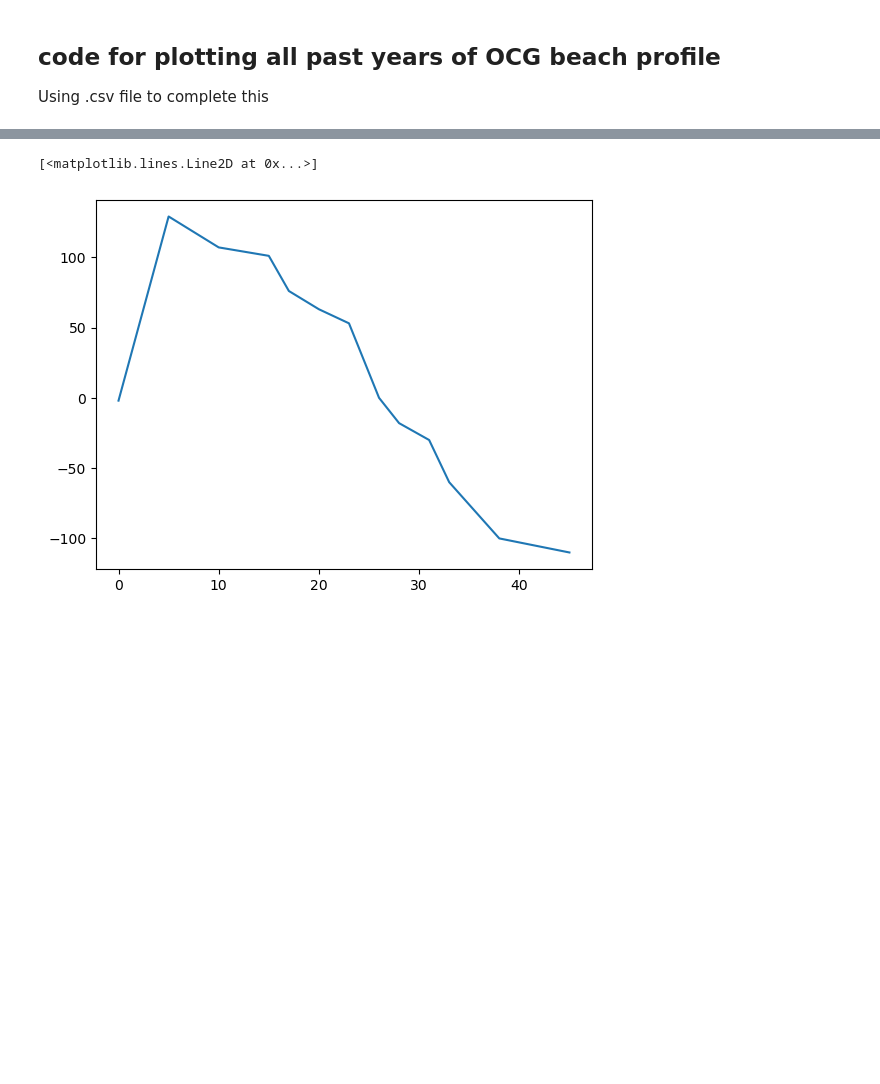
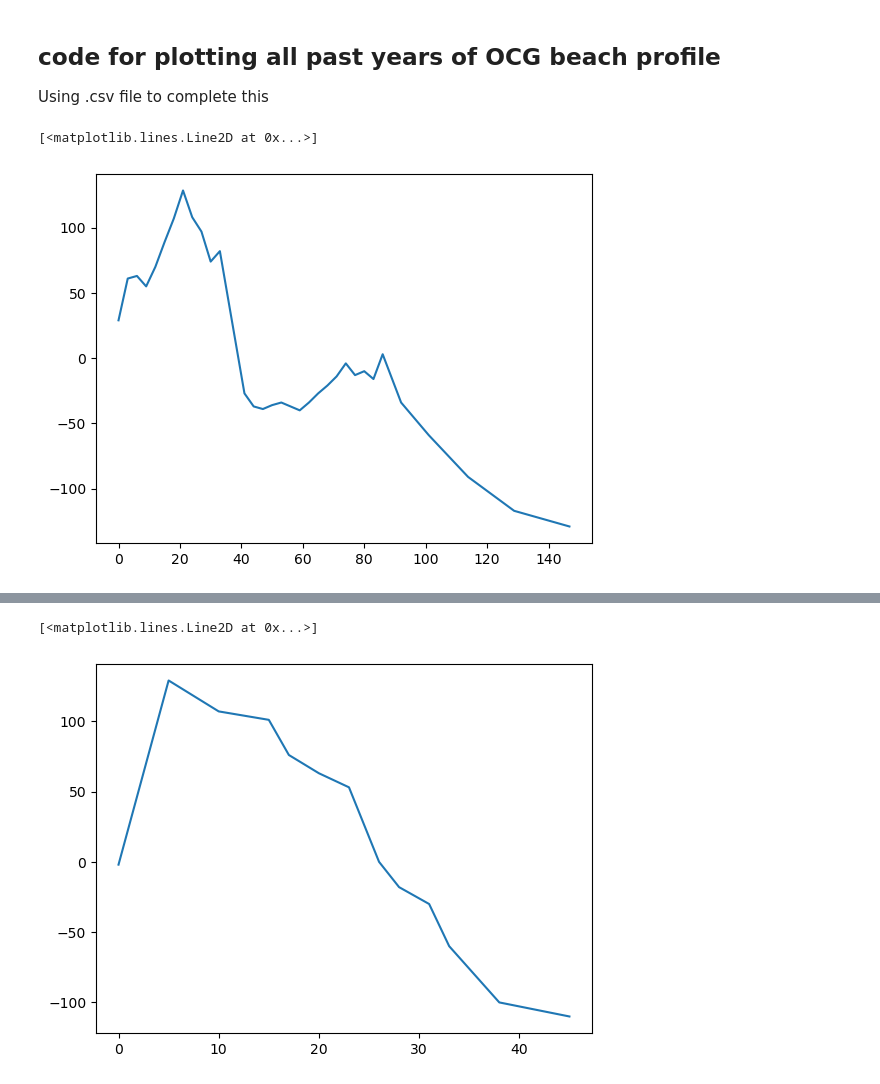
Before and after one commit to olschomber/OCG_data, a Jupyter notebook: OCG_profile_code.ipynb, the cells around one changed output, grey strips where cells are left out. Drawn from its saved outputs; the diff is of its cells as text; code cells hidden in the pictures; blank space fills up the shorter version.

Commit message:
Update profile code

```diff
--- a/OCG_profile_code.ipynb
+++ b/OCG_profile_code.ipynb
@@ -16,5 +16,6 @@ df_2019 = read_data_ind('2019_OCG_profile.csv')
 df_2021 = read_data_ind('2021_OCG_profile.csv')
 df_2022 = read_data_ind('2022_OCG_profile.csv')
 df_2024 = read_data_ind('2024_OCG_profile.csv')
+df_2025 = read_data_ind('2025_IO_profile.csv')
 # %%
 # honeymoon island data
@@ -20,0 +32,5 @@ df_2024 = read_data_ind('2024_OCG_profile.csv')
+# %%
+plt.plot(df_2025.X,df_2025.Y)
+# %% [output]
+[<matplotlib.lines.Line2D at 0x...>]
+[figure, added]
```
Also changed, not shown: parts of 4 cells of this notebook.
